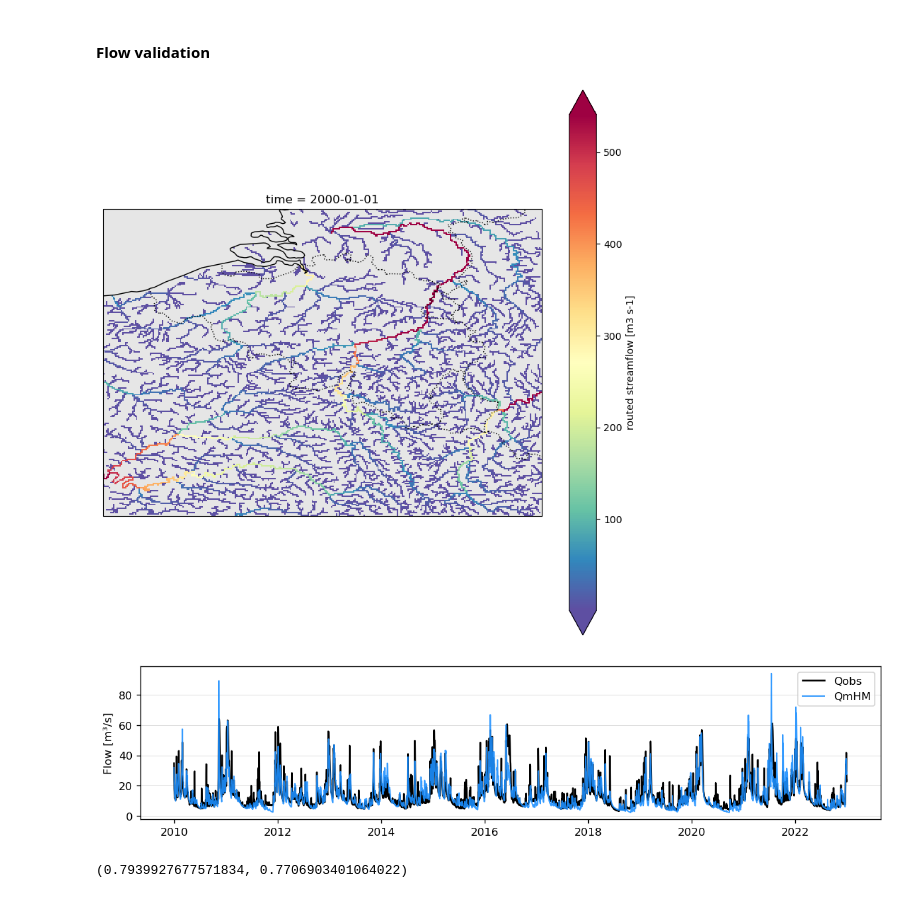
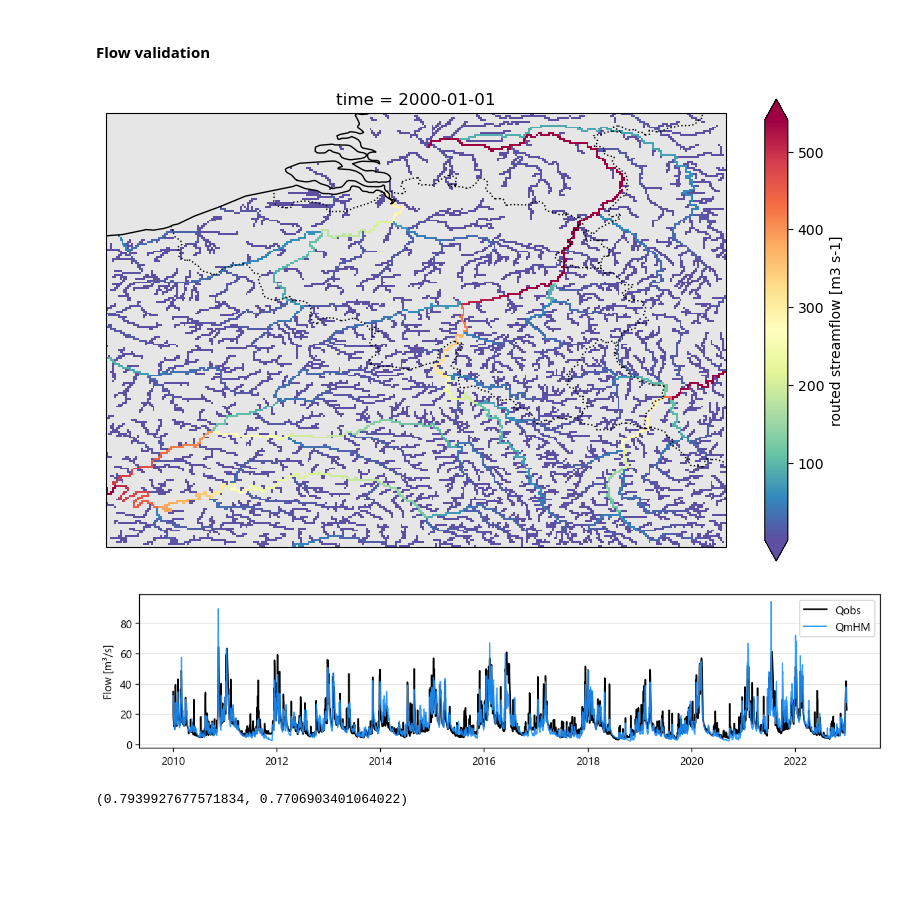
Before and after one commit to klekarkar/mHM_IO_dataprocessing, a Jupyter notebook: model_evaluation.ipynb, the cells around one changed output. Drawn from its saved outputs; the diff is of its cells as text; code cells hidden in the pictures; blank space fills up the shorter version.

Commit message:
changed fonts

```diff
--- a/model_evaluation.ipynb
+++ b/model_evaluation.ipynb
@@ -6,6 +6,10 @@ import numpy as np
 import cartopy
 import cartopy.crs as ccrs
 import cartopy.feature as cfeature
+
+#font segoe ui
+plt.rcParams['font.family'] = 'sans-serif'
+plt.rcParams['font.sans-serif'] = 'Segoe UI'
 # %% [markdown]
 #### Flow validation
 # %%
@@ -34,22 +38,22 @@ sim_flow_calib = mhm_flow_ts_calib.to_dataframe().drop(columns=['lat', 'lon'])
 # %%
 #sim_flow_mhm_calib['Qrouted'][0].plot(cmap='Spectral_r',robust=True)
 
 # Assuming sim_flow_mhm_calib['Qrouted'][0] is your data array and it's correctly set up with coordinates
 # Plot data where Qrouted is greater than 20
-fig, ax = plt.subplots(subplot_kw={'projection': ccrs.PlateCarree()}, figsize=(10, 10))
+fig, ax = plt.subplots(subplot_kw={'projection': ccrs.PlateCarree()}, figsize=(10, 6))
 flow_data = sim_flow_mhm_calib['Qrouted'][0].where(sim_flow_mhm_calib['Qrouted'][0] > 0.5)
 flow_data.plot(ax=ax, cmap='Spectral_r', robust=True, transform=ccrs.PlateCarree())
 
 # Add a background map
 ax.coastlines()
 ax.add_feature(cartopy.feature.BORDERS, linestyle=':')
 ax.add_feature(cartopy.feature.LAND, facecolor='0.9')
 ax.add_feature(cartopy.feature.OCEAN, facecolor='0.9')
 #ax.add_feature(cartopy.feature.LAKES, facecolor='0.9')
 #ax.add_feature(cartopy.feature.RIVERS, edgecolor='blue')  # Changed to make rivers more visible
 plt.show()
 # %% [output]
-[figure, old version]
+[figure, new version]
 # %%
 fig, ax = plt.subplots(figsize=(12, 2.5), dpi=120)
 #ax2 = ax.twinx()
@@ -61,7 +65,7 @@ plt.grid(lw=0.5,alpha=0.5,axis='y')
 plt.ylabel('Flow [m³/s]')
 ax.legend();
 # %% [output]
-[figure, old version]
+[figure, new version]
 # %%
 #MODEL STATISTICS [Functionalize these]
 nse = 1 - (np.sum((sim_flow['Qrouted'] - observed['Q'])**2) / np.sum((observed['Q'] - observed['Q'].mean())**2))
```
